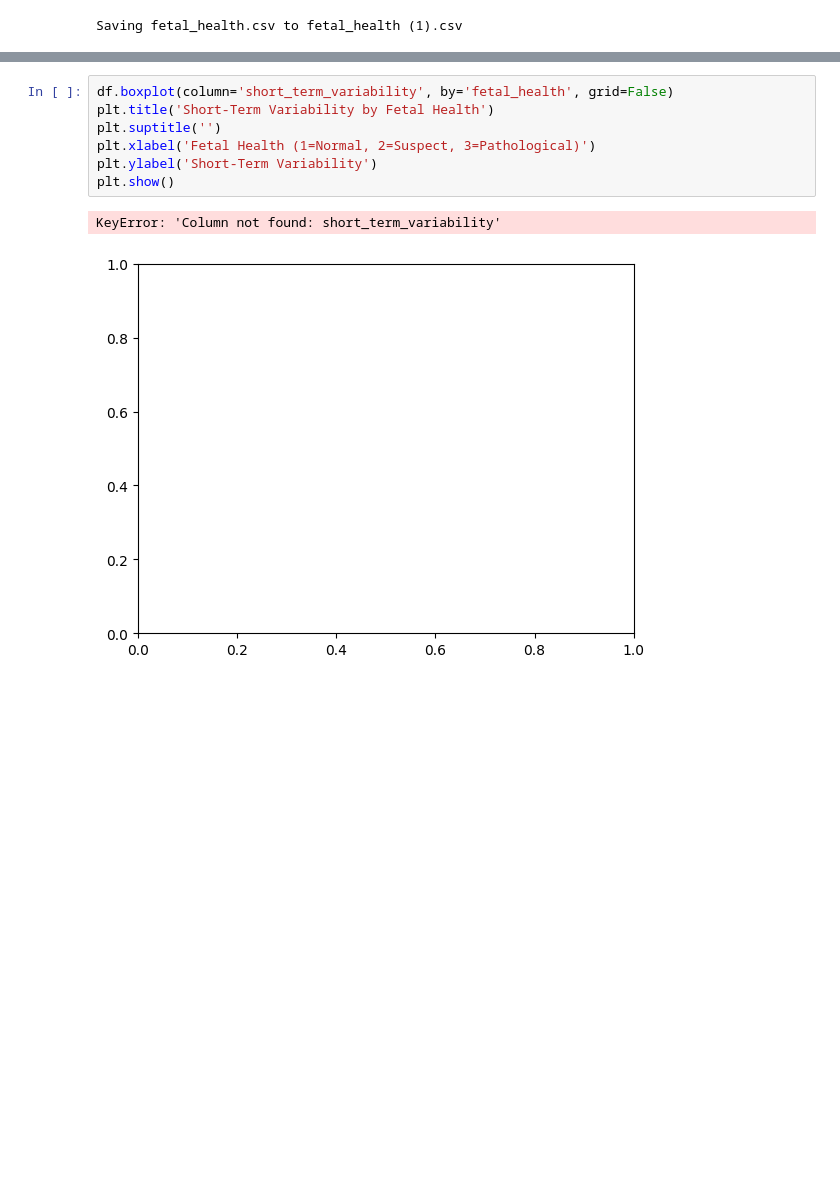
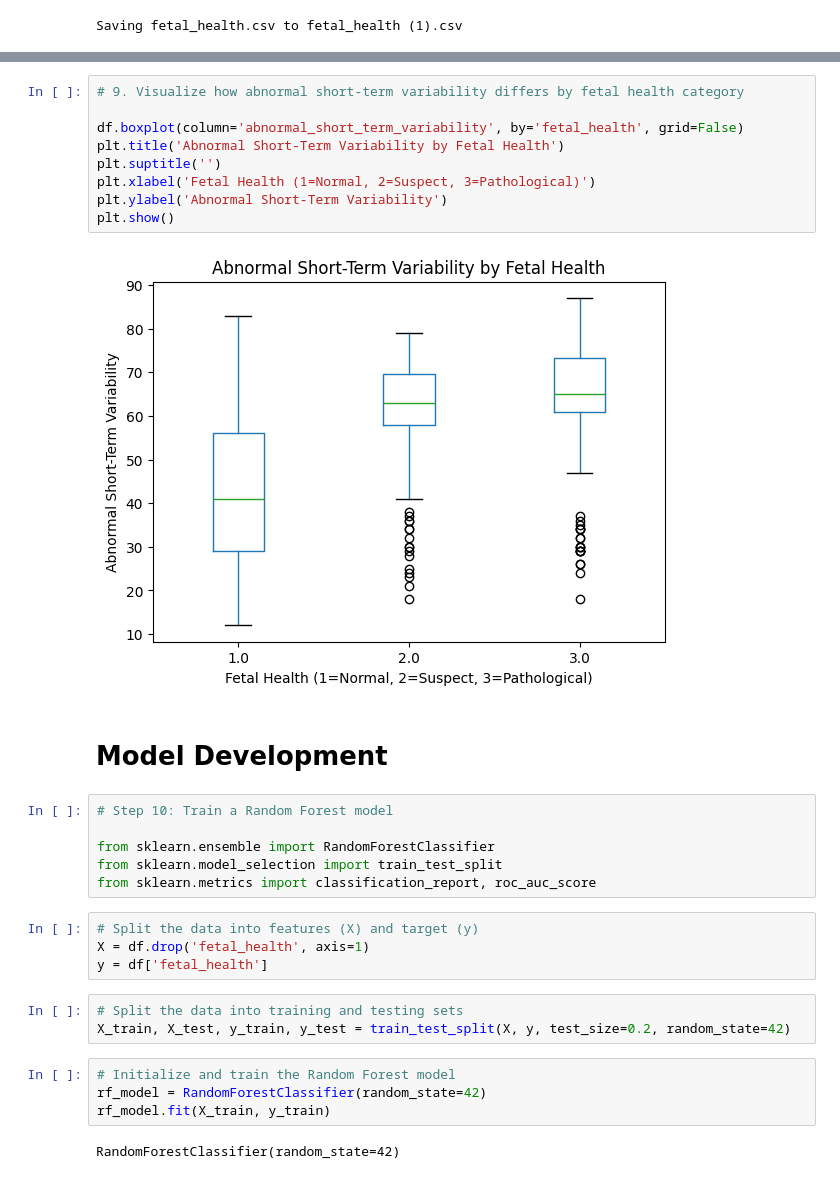
Before and after one commit to kalistaYeba/Research-, a Jupyter notebook: Coding_school.ipynb, the cells around one changed output, grey strips where cells are left out. Cells and saved outputs as stored; diff of their text form; blank space fills up the shorter version.

```diff
--- a/Coding_school.ipynb
+++ b/Coding_school.ipynb
@@ -115,12 +169,34 @@ plt.show()
 # %% [output]
 [figure]
 # %%
-df.boxplot(column='short_term_variability', by='fetal_health', grid=False)
-plt.title('Short-Term Variability by Fetal Health')
+# 9. Visualize how abnormal short-term variability differs by fetal health category
+
+df.boxplot(column='abnormal_short_term_variability', by='fetal_health', grid=False)
+plt.title('Abnormal Short-Term Variability by Fetal Health')
 plt.suptitle('')
 plt.xlabel('Fetal Health (1=Normal, 2=Suspect, 3=Pathological)')
-plt.ylabel('Short-Term Variability')
+plt.ylabel('Abnormal Short-Term Variability')
 plt.show()
 # %% [output]
-KeyError: 'Column not found: short_term_variability'
-[figure, old version]
+[figure, new version]
+# %% [markdown]
+# Model Development
+# %%
+# Step 10: Train a Random Forest model
+
+from sklearn.ensemble import RandomForestClassifier
+from sklearn.model_selection import train_test_split
+from sklearn.metrics import classification_report, roc_auc_score
+# %%
+# Split the data into features (X) and target (y)
+X = df.drop('fetal_health', axis=1)
+y = df['fetal_health']
+# %%
+# Split the data into training and testing sets
+X_train, X_test, y_train, y_test = train_test_split(X, y, test_size=0.2, random_state=42)
+# %%
+# Initialize and train the Random Forest model
+rf_model = RandomForestClassifier(random_state=42)
+rf_model.fit(X_train, y_train)
+# %% [output]
+RandomForestClassifier(random_state=42)
```
Also changed, not shown: parts of 18 cells of this notebook.
